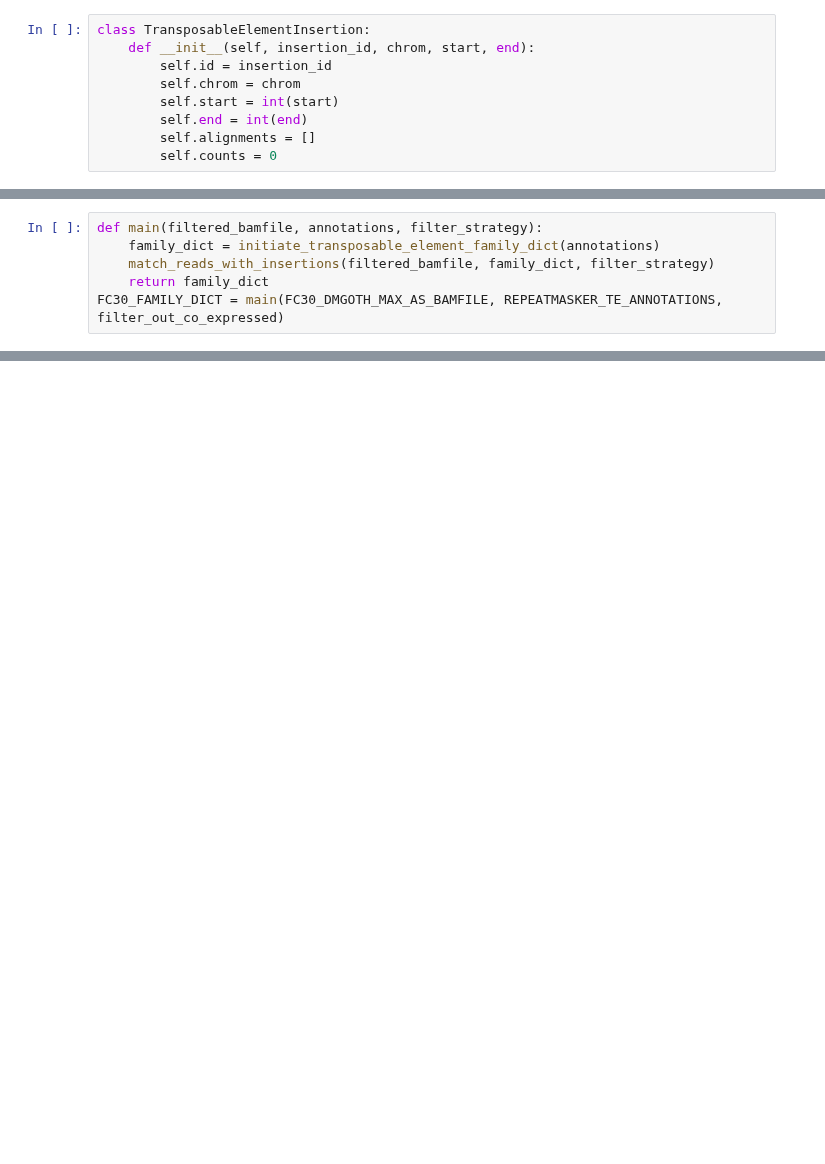
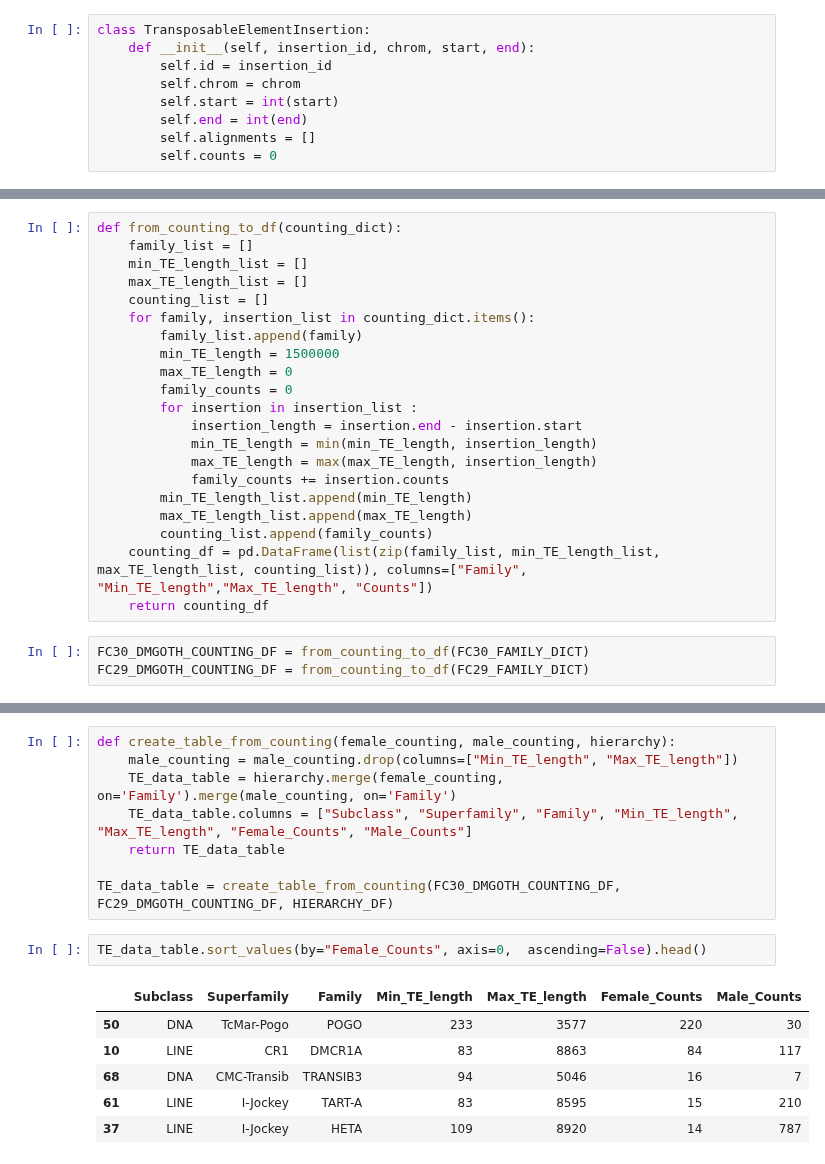
Before and after one commit to EricAmren/TE_LR_RNAseq, a Jupyter notebook: TE_LR_RNAseq_notebook.ipynb, the cells around one changed output, grey strips where cells are left out. Saved outputs shown, nothing was run; the diff lists cells and outputs as text; blank space fills up the shorter version.

```diff
--- a/TE_LR_RNAseq_notebook.ipynb
+++ b/TE_LR_RNAseq_notebook.ipynb
@@ -144,6 +144,0 @@ Stalker2_LTR_3R_RaGOO_12469233_12477197
-# %%
-def main(filtered_bamfile, annotations, filter_strategy):
-    family_dict = initiate_transposable_element_family_dict(annotations)
-    match_reads_with_insertions(filtered_bamfile, family_dict, filter_strategy)
-    return family_dict
-FC30_FAMILY_DICT = main(FC30_DMGOTH_MAX_AS_BAMFILE, REPEATMASKER_TE_ANNOTATIONS, filter_out_co_expressed)
@@ -149,0 +161,24 @@ FC30_FAMILY_DICT = main(FC30_DMGOTH_MAX_AS_BAMFILE, REPEATMASKER_TE_ANNOTATIONS,
+# %%
+def from_counting_to_df(counting_dict):
+    family_list = []
+    min_TE_length_list = []
+    max_TE_length_list = []
+    counting_list = []
+    for family, insertion_list in counting_dict.items():
+        family_list.append(family)
+        min_TE_length = 1500000
+        max_TE_length = 0
+        family_counts = 0
+        for insertion in insertion_list :
+            insertion_length = insertion.end - insertion.start
+            min_TE_length = min(min_TE_length, insertion_length)
+            max_TE_length = max(max_TE_length, insertion_length)
+            family_counts += insertion.counts
+        min_TE_length_list.append(min_TE_length)
+        max_TE_length_list.append(max_TE_length)
+        counting_list.append(family_counts)
+    counting_df = pd.DataFrame(list(zip(family_list, min_TE_length_list, max_TE_length_list, counting_list)), columns=["Family", "Min_TE_length","Max_TE_length", "Counts"])
+    return counting_df
+# %%
+FC30_DMGOTH_COUNTING_DF = from_counting_to_df(FC30_FAMILY_DICT)
+FC29_DMGOTH_COUNTING_DF = from_counting_to_df(FC29_FAMILY_DICT)
@@ -149,0 +214,17 @@ FC30_FAMILY_DICT = main(FC30_DMGOTH_MAX_AS_BAMFILE, REPEATMASKER_TE_ANNOTATIONS,
+# %%
+def create_table_from_counting(female_counting, male_counting, hierarchy):
+    male_counting = male_counting.drop(columns=["Min_TE_length", "Max_TE_length"])
+    TE_data_table = hierarchy.merge(female_counting, on='Family').merge(male_counting, on='Family')
+    TE_data_table.columns = ["Subclass", "Superfamily", "Family", "Min_TE_length", "Max_TE_length", "Female_Counts", "Male_Counts"]
+    return TE_data_table
+
+TE_data_table = create_table_from_counting(FC30_DMGOTH_COUNTING_DF, FC29_DMGOTH_COUNTING_DF, HIERARCHY_DF)
+# %%
+TE_data_table.sort_values(by="Female_Counts", axis=0,  ascending=False).head()
+# %% [output]
+|  | Subclass | Superfamily | Family | Min_TE_length | Max_TE_length | Female_Counts | Male_Counts |
+| 50 | DNA | TcMar-Pogo | POGO | 233 | 3577 | 220 | 30 |
+| 10 | LINE | CR1 | DMCR1A | 83 | 8863 | 84 | 117 |
+| 68 | DNA | CMC-Transib | TRANSIB3 | 94 | 5046 | 16 | 7 |
+| 61 | LINE | I-Jockey | TART-A | 83 | 8595 | 15 | 210 |
+| 37 | LINE | I-Jockey | HETA | 109 | 8920 | 14 | 787 |
```
Also changed, not shown: parts of 13 cells of this notebook.
